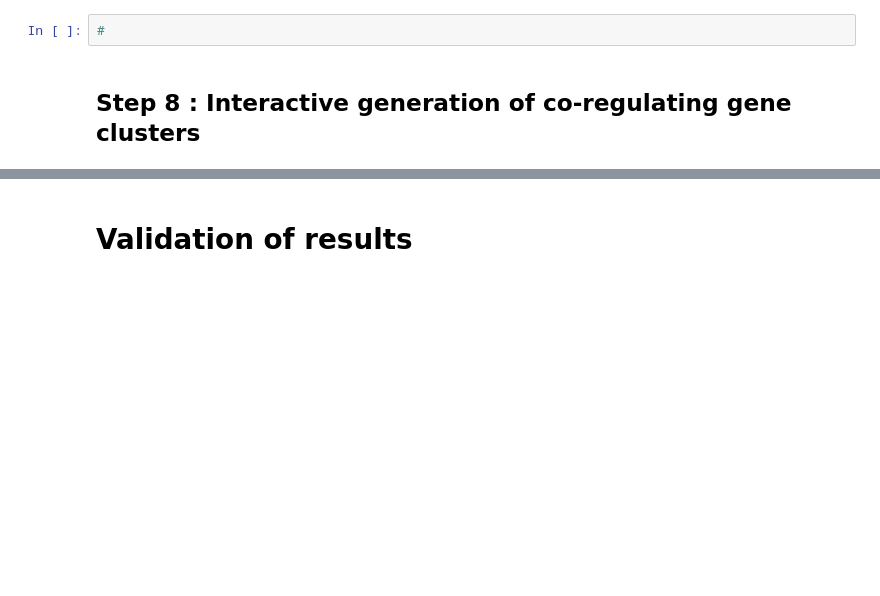
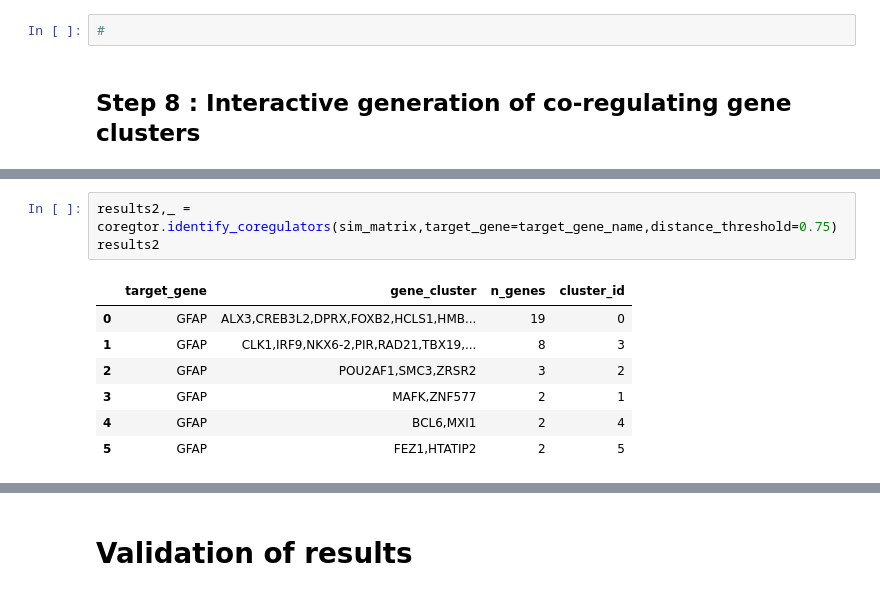
Before and after one commit to shubhvjain/coregtor, a Jupyter notebook: docs/tutorial1.ipynb, the cells around one changed output, grey strips where cells are left out. Saved outputs shown, nothing was run; the diff lists cells and outputs as text; blank space fills up the shorter version.

```diff
--- a/docs/tutorial1.ipynb
+++ b/docs/tutorial1.ipynb
@@ -193,0 +248,11 @@ sim_matrix
+# %%
+results2,_ = coregtor.identify_coregulators(sim_matrix,target_gene=target_gene_name,distance_threshold=0.75)
+results2
+# %% [output]
+|  | target_gene | gene_cluster | n_genes | cluster_id |
+| 0 | GFAP | ALX3,CREB3L2,DPRX,FOXB2,HCLS1,HMB... | 19 | 0 |
+| 1 | GFAP | CLK1,IRF9,NKX6-2,PIR,RAD21,TBX19,... | 8 | 3 |
+| 2 | GFAP | POU2AF1,SMC3,ZRSR2 | 3 | 2 |
+| 3 | GFAP | MAFK,ZNF577 | 2 | 1 |
+| 4 | GFAP | BCL6,MXI1 | 2 | 4 |
+| 5 | GFAP | FEZ1,HTATIP2 | 2 | 5 |
```
Also changed, not shown: parts of 10 cells of this notebook.
